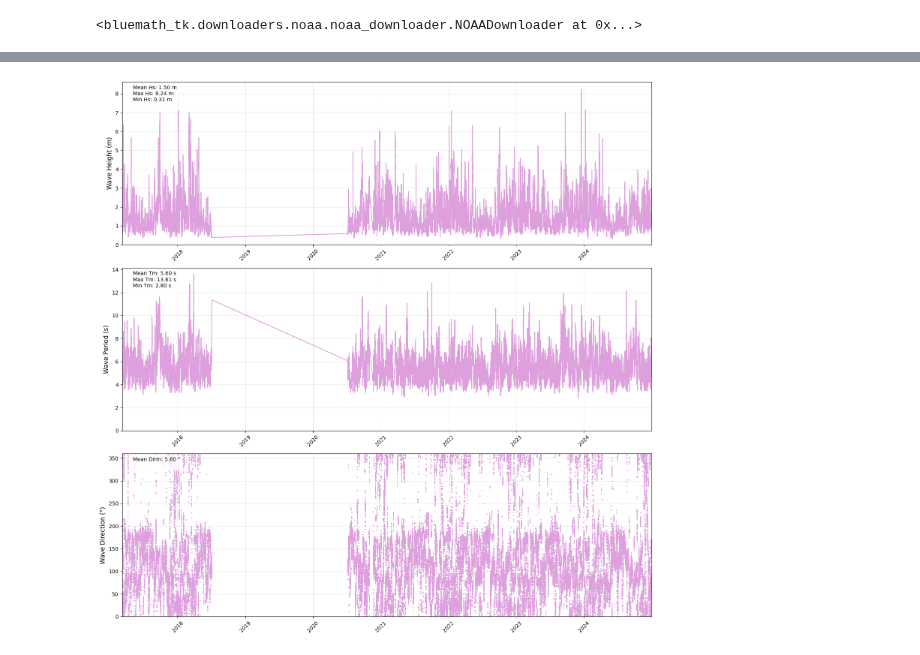
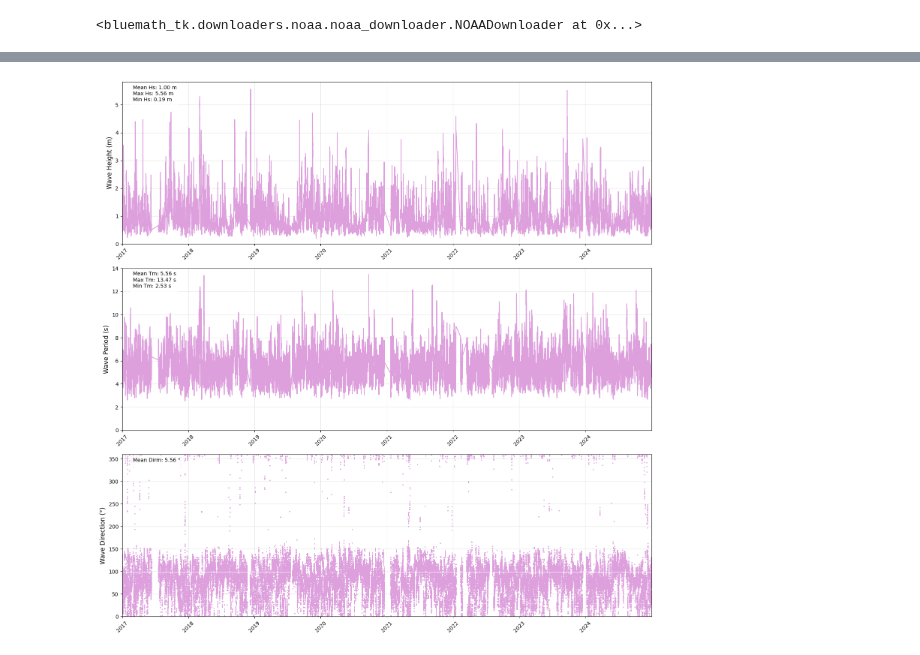
Before and after one commit to JenMontano/BlueMath, a Jupyter notebook: climate_services/hindcast/BinWaves_Duke/P00_NDBC_buoy_data_download.ipynb, the cells around one changed output, grey strips where cells are left out. Drawn from its saved outputs; the diff is of its cells as text; code cells hidden in the pictures.

```diff
--- a/climate_services/hindcast/BinWaves_Duke/P00_NDBC_buoy_data_download.ipynb
+++ b/climate_services/hindcast/BinWaves_Duke/P00_NDBC_buoy_data_download.ipynb
@@ -41,7 +42,7 @@ noaa_downloader
 # %%
 from utils.NDBC_utils import plot_bulk_timeseries
 # buoy_ids = ['41013','41025','41108','41110','41120','41159','44056','44086','44088','44095','44100']
-buoy_ids = ['44088']
+buoy_ids = ['44056']
 
 for buoy_id in buoy_ids:
     buoy_df = noaa_downloader.download_data(
@@ -56,4 +56,4 @@ for buoy_id in buoy_ids:
-[figure, old version]
+[figure, new version]
 # %%
 from utils.NDBC_utils import convert_buoy_csv_to_pkl
 
```
Also changed, not shown: parts of 3 cells of this notebook, 2 other files.
